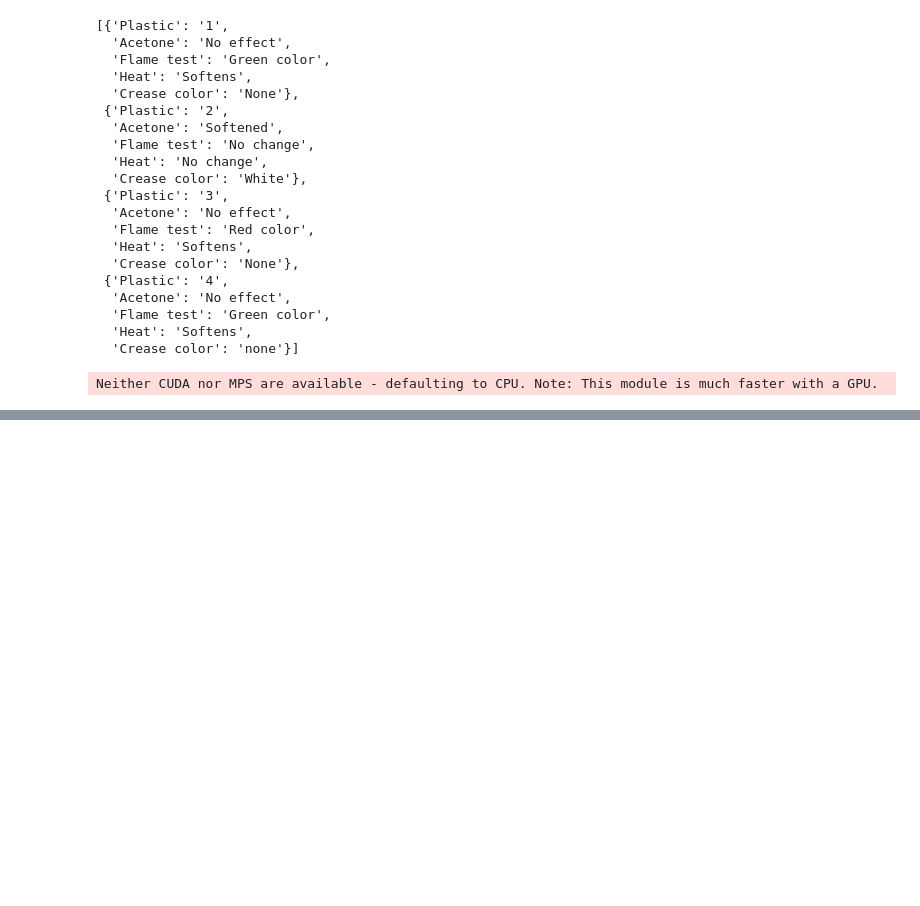
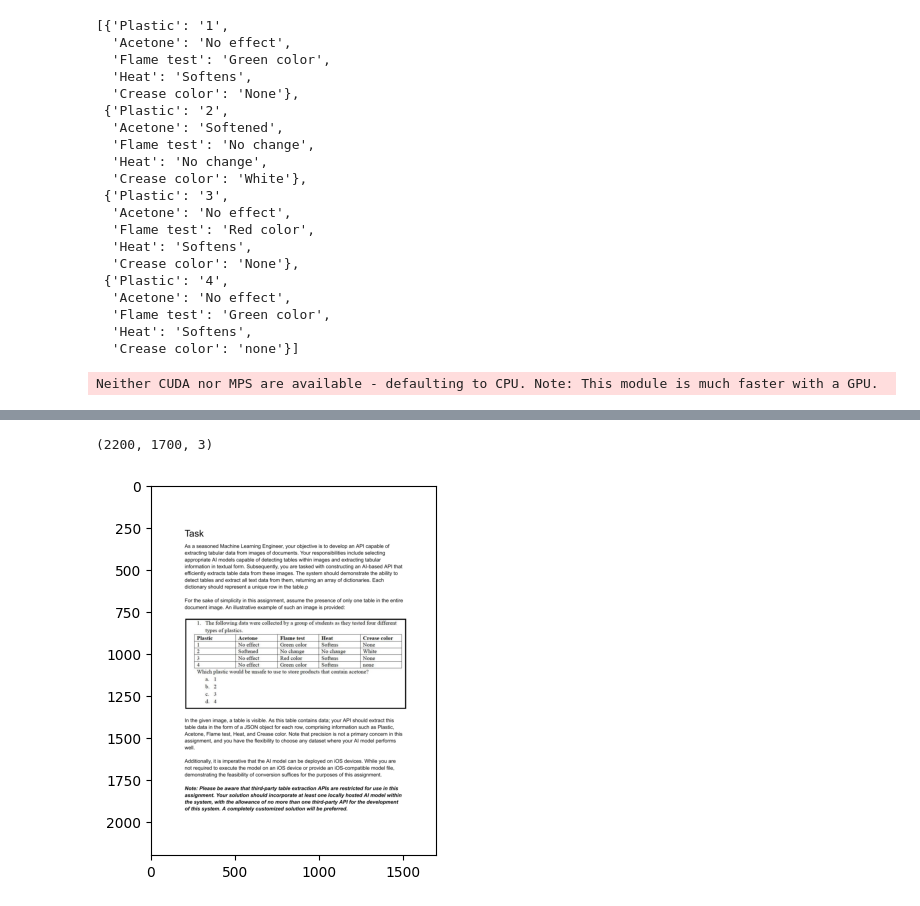
Before and after one commit to ahsan00300/tableOCR, a Jupyter notebook: Untitled.ipynb, the cells around one changed output, grey strips where cells are left out. Saved outputs shown, nothing was run; the diff lists cells and outputs as text; code cells hidden in the pictures; blank space fills up the shorter version.

```diff
--- a/Untitled.ipynb
+++ b/Untitled.ipynb
@@ -280,0 +316,39 @@ table_detection(img_path)
+# %%
+def pdf_to_images(pdf_path, output_folder=None):
+    """
+    Converts a PDF into a list of images (one per page).
+
+    Args:
+        pdf_path (str): Path to the input PDF file.
+        output_folder (str, optional): Directory where images will be saved (optional).
+
+    Returns:
+        list: A list of PIL Image objects representing PDF pages.
+    """
+    try:
+        # Convert PDF pages to images
+        images = convert_from_path(pdf_path)
+        images = [np.array(image) for image in images]
+        # # Save images to an output folder if provided
+        # if output_folder:
+        #     os.makedirs(output_folder, exist_ok=True)
+        #     for i, img in enumerate(images):
+        #         image_path = os.path.join(output_folder, f"page_{i + 1}.png")
+        #         img.save(image_path, "PNG")
+
+        return images
+
+    except Exception as e:
+        print(f"Error while processing PDF: {e}")
+        return []
+
+pdf_path = "/home/ahsan/Downloads/Task.pdf"
+images_list = pdf_to_images(pdf_path, output_folder=None)
+# %%
+for image in images_list:
+    print(np.shape(image))
+    plt.imshow(image)
+    break
+# %% [output]
+(2200, 1700, 3)
+[figure, added]
```
Also changed, not shown: parts of 7 cells of this notebook, 5 other files.
